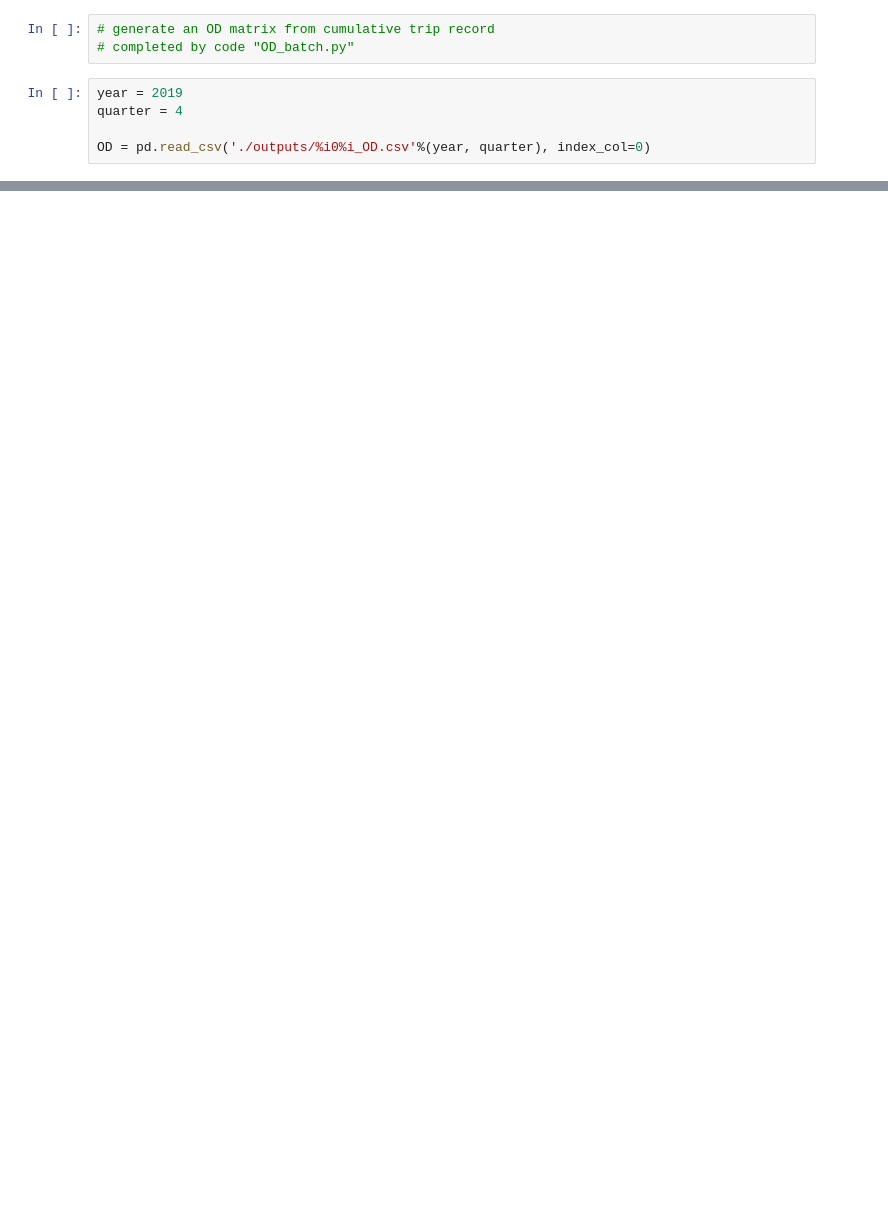
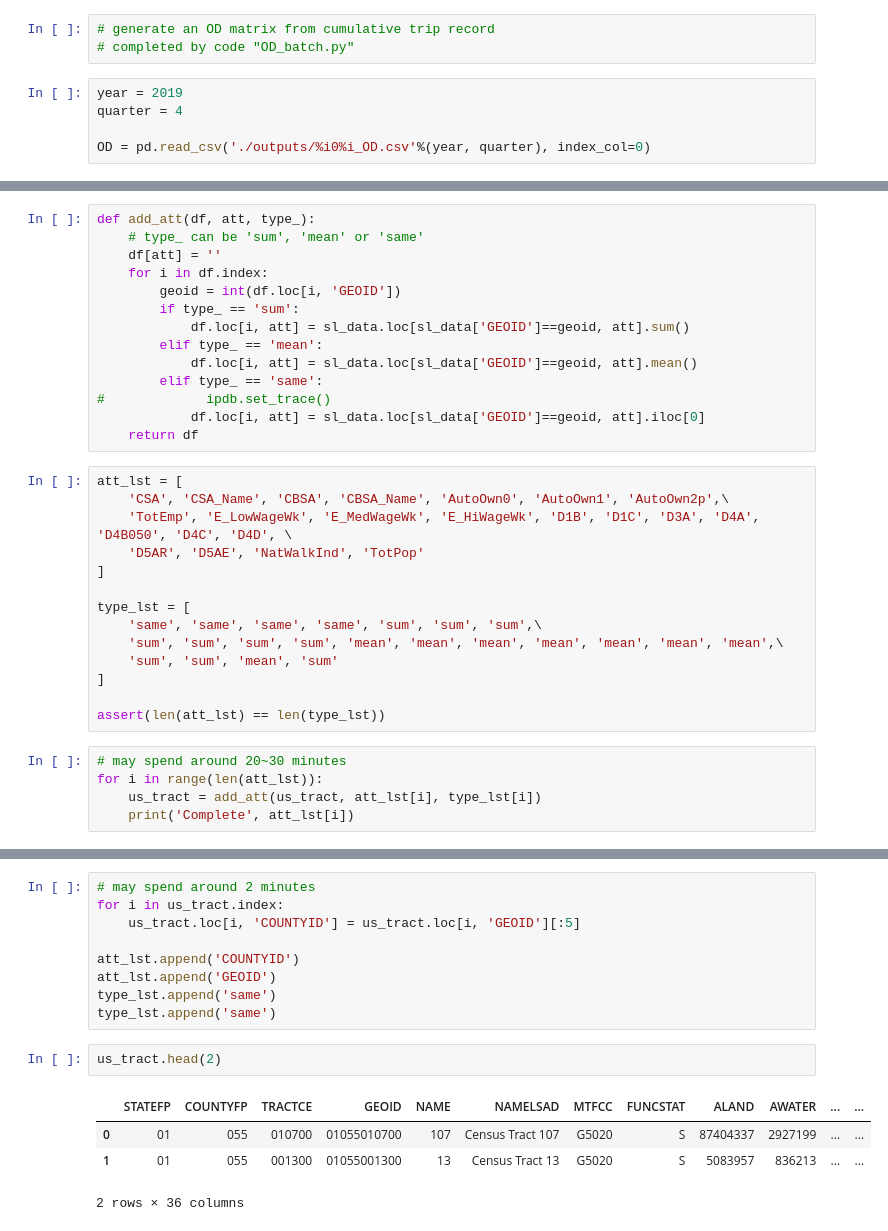
Before and after one commit to khzhang2/Air_Traffic, a Jupyter notebook: Data_Processing.ipynb, the cells around one changed output, grey strips where cells are left out. Cells and saved outputs as stored; diff of their text form; blank space fills up the shorter version.

```diff
--- a/Data_Processing.ipynb
+++ b/Data_Processing.ipynb
@@ -50,0 +63,33 @@ w, v = np.linalg.eig(OD_np)
+# %%
+def add_att(df, att, type_):
+    # type_ can be 'sum', 'mean' or 'same'
+    df[att] = ''
+    for i in df.index:
+        geoid = int(df.loc[i, 'GEOID'])
+        if type_ == 'sum':
+            df.loc[i, att] = sl_data.loc[sl_data['GEOID']==geoid, att].sum()
+        elif type_ == 'mean':
+            df.loc[i, att] = sl_data.loc[sl_data['GEOID']==geoid, att].mean()
+        elif type_ == 'same':
+#             ipdb.set_trace()
+            df.loc[i, att] = sl_data.loc[sl_data['GEOID']==geoid, att].iloc[0]
+    return df
+# %%
+att_lst = [
+    'CSA', 'CSA_Name', 'CBSA', 'CBSA_Name', 'AutoOwn0', 'AutoOwn1', 'AutoOwn2p',\
+    'TotEmp', 'E_LowWageWk', 'E_MedWageWk', 'E_HiWageWk', 'D1B', 'D1C', 'D3A', 'D4A', 'D4B050', 'D4C', 'D4D', \
+    'D5AR', 'D5AE', 'NatWalkInd', 'TotPop'
+]
+
+type_lst = [
+    'same', 'same', 'same', 'same', 'sum', 'sum', 'sum',\
+    'sum', 'sum', 'sum', 'sum', 'mean', 'mean', 'mean', 'mean', 'mean', 'mean', 'mean',\
+    'sum', 'sum', 'mean', 'sum'
+]
+
+assert(len(att_lst) == len(type_lst))
+# %%
+# may spend around 20~30 minutes
+for i in range(len(att_lst)):
+    us_tract = add_att(us_tract, att_lst[i], type_lst[i])
+    print('Complete', att_lst[i])
@@ -50,0 +114,16 @@ w, v = np.linalg.eig(OD_np)
+# %%
+# may spend around 2 minutes
+for i in us_tract.index:
+    us_tract.loc[i, 'COUNTYID'] = us_tract.loc[i, 'GEOID'][:5]
+
+att_lst.append('COUNTYID')
+att_lst.append('GEOID')
+type_lst.append('same')
+type_lst.append('same')
+# %%
+us_tract.head(2)
+# %% [output]
+|  | STATEFP | COUNTYFP | TRACTCE | GEOID | NAME | NAMELSAD | MTFCC | FUNCSTAT | ALAND | AWATER | ... | ... |
+| 0 | 01 | 055 | 010700 | 01055010700 | 107 | Census Tract 107 | G5020 | S | 87404337 | 2927199 | ... | ... |
+| 1 | 01 | 055 | 001300 | 01055001300 | 13 | Census Tract 13 | G5020 | S | 5083957 | 836213 | ... | ... |
+2 rows × 36 columns
```
Also changed, not shown: parts of 27 cells of this notebook.
